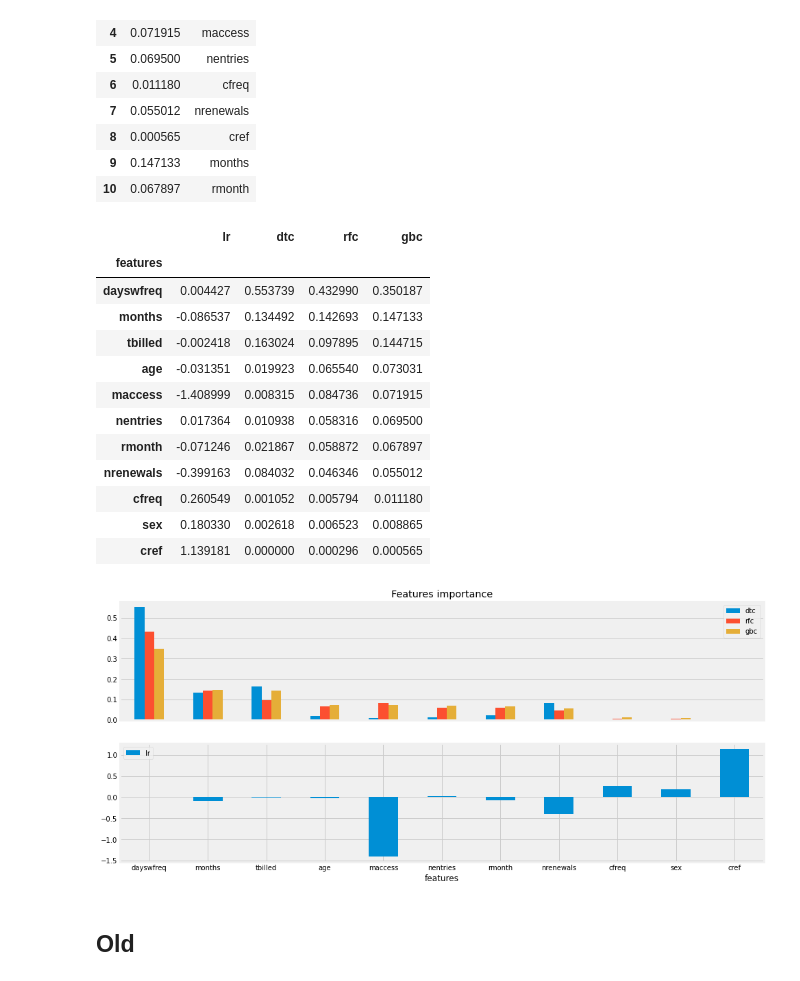
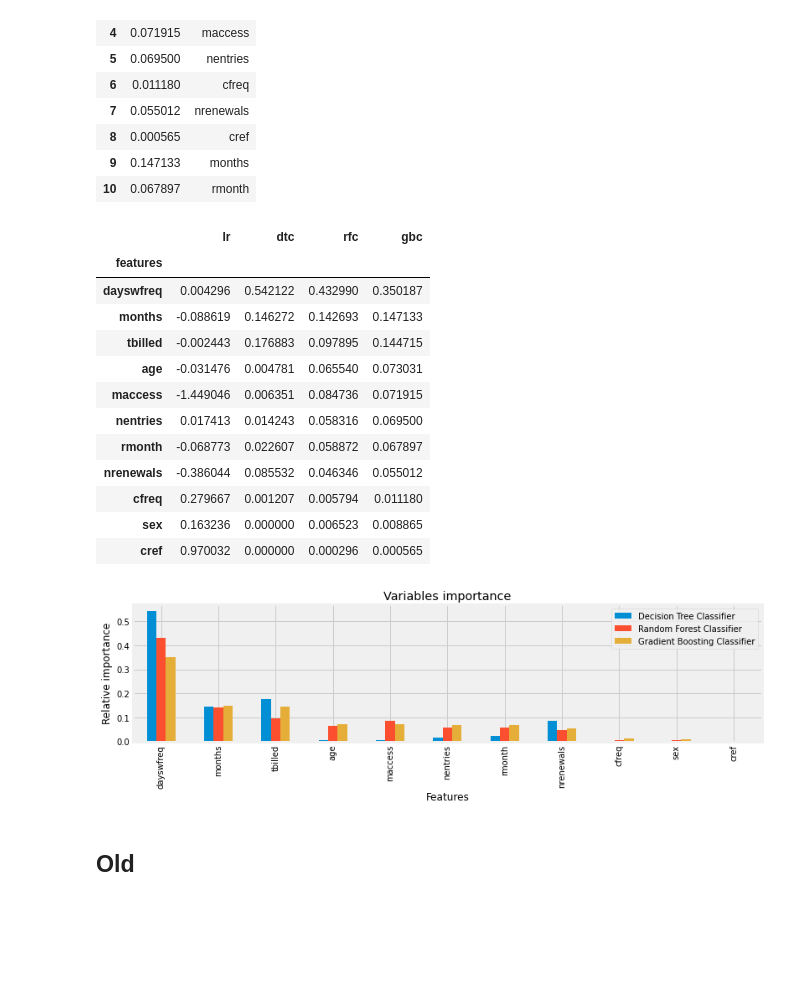
Before and after one commit to pesobreiro/dropoutPredFitness, a Jupyter notebook: 7.dropoutPrediction.ipynb, the cells around one changed output. Drawn from its saved outputs; the diff is of its cells as text; code cells hidden in the pictures; blank space fills up the shorter version.

```diff
--- a/7.dropoutPrediction.ipynb
+++ b/7.dropoutPrediction.ipynb
@@ -468,7 +472,7 @@ print('class 1 %2f class 2 %2f' % ((n/(2*n0)),(n/(k*n1))))
 Name: dropout, dtype: int64
 class 1 4.044255 class 2 0.570537
 # %%
-X_train, X_test, y_train, y_test = train_test_split(X, y, train_size=2/3, stratify = y, random_state=0)
+X_train, X_test, y_train, y_test = train_test_split(X, y, train_size=0.7, stratify = y, random_state=0)
 print('Size X_train:',X_train.shape)
 print('Size X_test:',X_test.shape)
 print('Size y_train:',y_train.shape)
@@ -629,7 +633,7 @@ execution time: 3.663787603378296
 # %% [markdown]
 Class balanced is calculated using this formula $K_n=\frac{n}{k.n_j}$ so we mantain class_weight={0: 4.0, 1: 0.571}
 # %%
-model_dtc = DecisionTreeClassifier(class_weight={0: 4.0, 1: 0.571}, criterion='entropy',max_depth = 5, max_features='auto', random_state=42)
+model_dtc = DecisionTreeClassifier(class_weight={0: 4.0, 1: 0.571}, criterion='entropy',max_depth = 6, max_features='auto', random_state=42)
 model_dtc.fit(X_train,y_train)
 y_pred_dtc = model_dtc.predict(X_test)
 print(metrics.classification_report(y_test,y_pred_dtc))
@@ -944,27 +948,33 @@ importance
 # %% [output]
 |  | lr | dtc | rfc | gbc |
 | features |  |  |  |  |
-| dayswfreq | 0.004427 | 0.553739 | 0.432990 | 0.350187 |
-| months | -0.086537 | 0.134492 | 0.142693 | 0.147133 |
-| tbilled | -0.002418 | 0.163024 | 0.097895 | 0.144715 |
-| age | -0.031351 | 0.019923 | 0.065540 | 0.073031 |
-| maccess | -1.408999 | 0.008315 | 0.084736 | 0.071915 |
-| nentries | 0.017364 | 0.010938 | 0.058316 | 0.069500 |
-| rmonth | -0.071246 | 0.021867 | 0.058872 | 0.067897 |
-| nrenewals | -0.399163 | 0.084032 | 0.046346 | 0.055012 |
-| cfreq | 0.260549 | 0.001052 | 0.005794 | 0.011180 |
-| sex | 0.180330 | 0.002618 | 0.006523 | 0.008865 |
-| cref | 1.139181 | 0.000000 | 0.000296 | 0.000565 |
+| dayswfreq | 0.004296 | 0.542122 | 0.432990 | 0.350187 |
+| months | -0.088619 | 0.146272 | 0.142693 | 0.147133 |
+| tbilled | -0.002443 | 0.176883 | 0.097895 | 0.144715 |
+| age | -0.031476 | 0.004781 | 0.065540 | 0.073031 |
+| maccess | -1.449046 | 0.006351 | 0.084736 | 0.071915 |
+| nentries | 0.017413 | 0.014243 | 0.058316 | 0.069500 |
+| rmonth | -0.068773 | 0.022607 | 0.058872 | 0.067897 |
+| nrenewals | -0.386044 | 0.085532 | 0.046346 | 0.055012 |
+| cfreq | 0.279667 | 0.001207 | 0.005794 | 0.011180 |
+| sex | 0.163236 | 0.000000 | 0.006523 | 0.008865 |
+| cref | 0.970032 | 0.000000 | 0.000296 | 0.000565 |
 # %%
-fig,ax = plt.subplots(2,1,figsize=(15,7))
-ax1,ax2=ax.flatten()
-ax1.set_xticks([])
-ax2.set_xticks([])
-#sns.distplot()
-importance[['dtc','rfc','gbc']].plot(kind='bar',title='Features importance',ax=ax1,xticks=[]).xaxis.label.set_visible(False);
-importance[['lr']].plot(kind='bar',ax=ax2);
+#fig,ax = plt.subplots(2,1,figsize=(15,7))
+#ax1,ax2=ax.flatten()
+#ax1.set_xticks([])
+#ax1.set_ylabel('Relative importance')
+#ax2.set_xticks([])
+#ax2.set_ylabel('Coeficients')
+##sns.distplot()
+#importance[['dtc','rfc','gbc']].plot(kind='bar',title='Features importance',ax=ax1,xticks=[]).xaxis.label.set_visible(False);
+#importance[['lr']].plot(kind='bar',ax=ax2);
+importance[['dtc','rfc','gbc']].plot(kind='bar',title='Variables importance')
+plt.legend(['Decision Tree Classifier','Random Forest Classifier','Gradient Boosting Classifier'])
+plt.ylabel('Relative importance')
+plt.xlabel('Features');
 # %% [output]
-[figure, old version]
+[figure, new version]
 # %% [markdown]
 ## Old
 # %%
```
Also changed, not shown: parts of 15 cells of this notebook.
